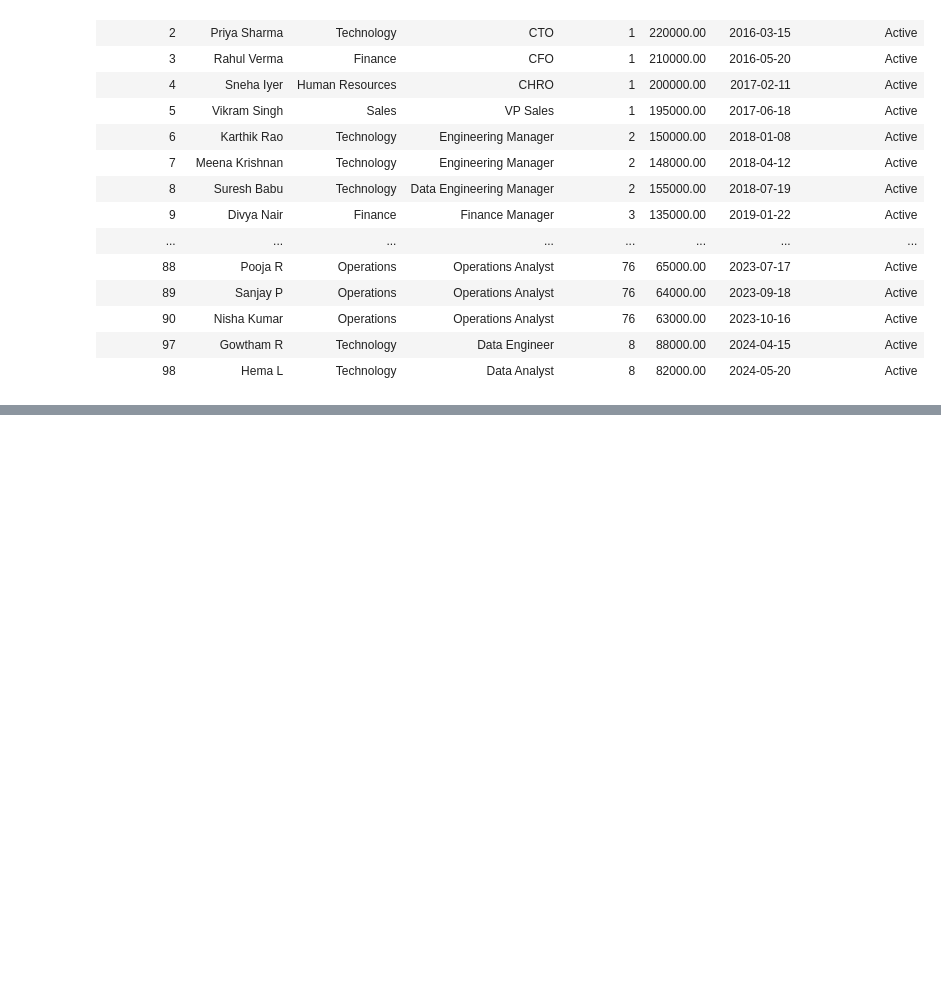
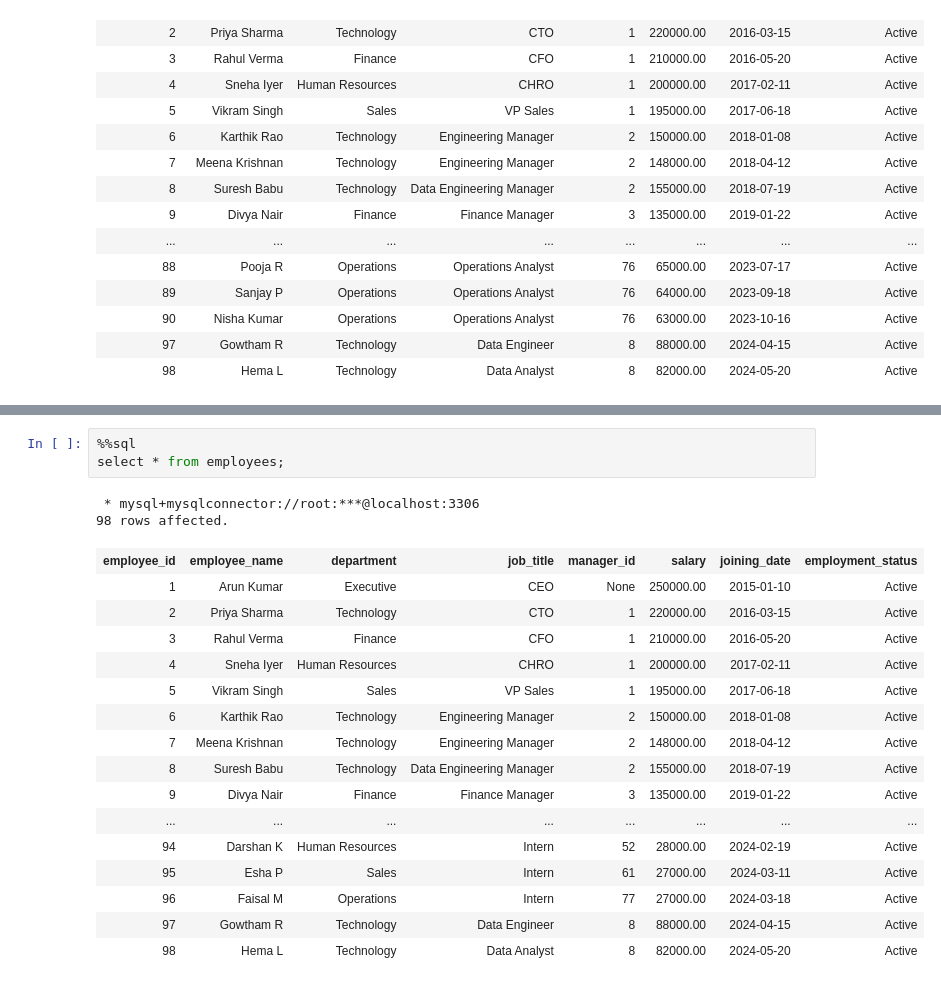
Before and after one commit to sk-liferacer/Sql-daily-works, a Jupyter notebook: where.ipynb, the cells around one changed output, grey strips where cells are left out. Drawn from its saved outputs; the diff is of its cells as text; blank space fills up the shorter version.

```diff
--- a/where.ipynb
+++ b/where.ipynb
@@ -166,0 +163,22 @@ where deparment not ='technology']
+# %%
+%%sql
+select * from employees;
+# %% [output]
+ * mysql+mysqlconnector://root:***@localhost:3306
+98 rows affected.
+| employee_id | employee_name | department | job_title | manager_id | salary | joining_date | employment_status |
+| 1 | Arun Kumar | Executive | CEO | None | 250000.00 | 2015-01-10 | Active |
+| 2 | Priya Sharma | Technology | CTO | 1 | 220000.00 | 2016-03-15 | Active |
+| 3 | Rahul Verma | Finance | CFO | 1 | 210000.00 | 2016-05-20 | Active |
+| 4 | Sneha Iyer | Human Resources | CHRO | 1 | 200000.00 | 2017-02-11 | Active |
+| 5 | Vikram Singh | Sales | VP Sales | 1 | 195000.00 | 2017-06-18 | Active |
+| 6 | Karthik Rao | Technology | Engineering Manager | 2 | 150000.00 | 2018-01-08 | Active |
+| 7 | Meena Krishnan | Technology | Engineering Manager | 2 | 148000.00 | 2018-04-12 | Active |
+| 8 | Suresh Babu | Technology | Data Engineering Manager | 2 | 155000.00 | 2018-07-19 | Active |
+| 9 | Divya Nair | Finance | Finance Manager | 3 | 135000.00 | 2019-01-22 | Active |
+| ... | ... | ... | ... | ... | ... | ... | ... |
+| 94 | Darshan K | Human Resources | Intern | 52 | 28000.00 | 2024-02-19 | Active |
+| 95 | Esha P | Sales | Intern | 61 | 27000.00 | 2024-03-11 | Active |
+| 96 | Faisal M | Operations | Intern | 77 | 27000.00 | 2024-03-18 | Active |
+| 97 | Gowtham R | Technology | Data Engineer | 8 | 88000.00 | 2024-04-15 | Active |
+| 98 | Hema L | Technology | Data Analyst | 8 | 82000.00 | 2024-05-20 | Active |
```
Also changed, not shown: parts of 5 cells of this notebook, 8 other files.
